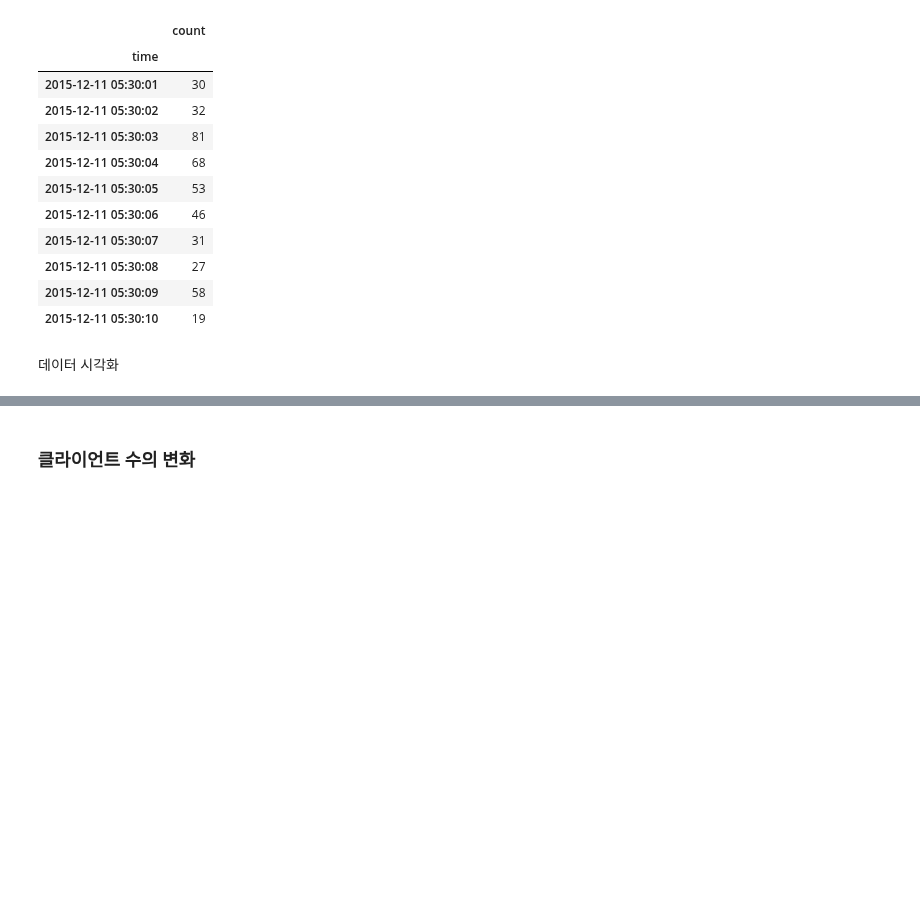
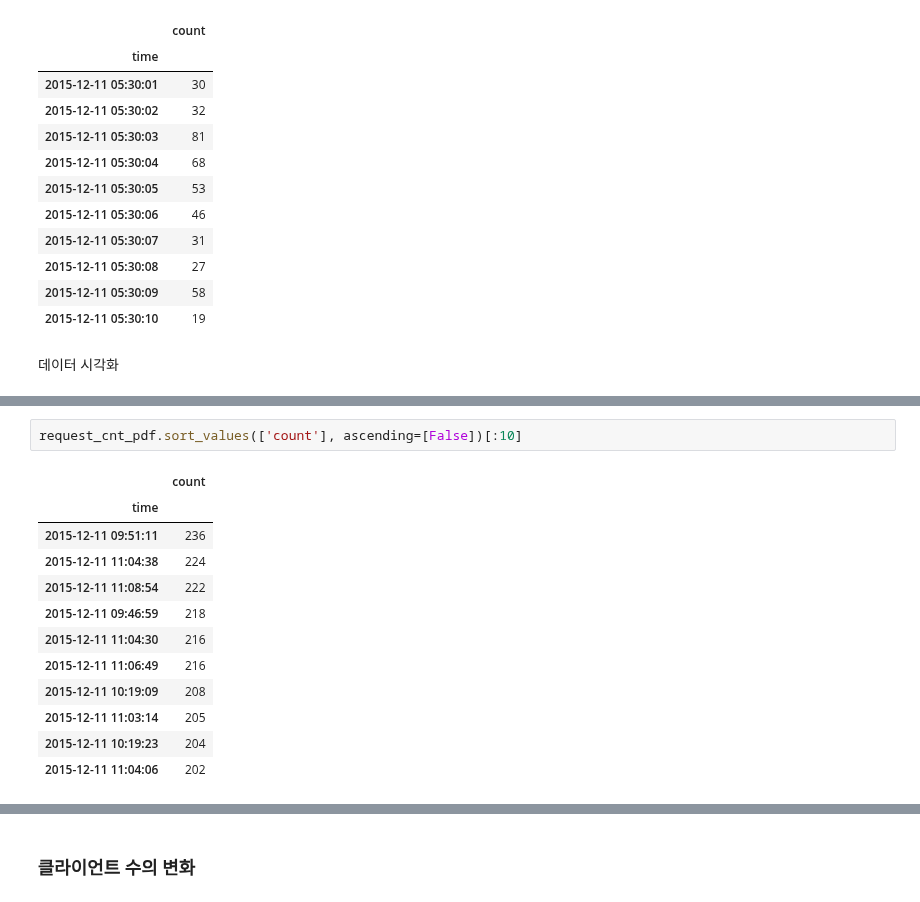
Before and after one commit to pjh0347/hadoop, a Jupyter notebook: anomaly_detection/anomaly_detection.ipynb, the cells around one changed output, grey strips where cells are left out. Drawn from its saved outputs; the diff is of its cells as text; blank space fills up the shorter version.

```diff
--- a/anomaly_detection/anomaly_detection.ipynb
+++ b/anomaly_detection/anomaly_detection.ipynb
@@ -166,0 +169,15 @@ plt.legend(loc="best")
+# %%
+request_cnt_pdf.sort_values(['count'], ascending=[False])[:10]
+# %% [output]
+|  | count |
+| time |  |
+| 2015-12-11 09:51:11 | 236 |
+| 2015-12-11 11:04:38 | 224 |
+| 2015-12-11 11:08:54 | 222 |
+| 2015-12-11 09:46:59 | 218 |
+| 2015-12-11 11:04:30 | 216 |
+| 2015-12-11 11:06:49 | 216 |
+| 2015-12-11 10:19:09 | 208 |
+| 2015-12-11 11:03:14 | 205 |
+| 2015-12-11 10:19:23 | 204 |
+| 2015-12-11 11:04:06 | 202 |
```
Also changed, not shown: parts of 7 cells of this notebook.
